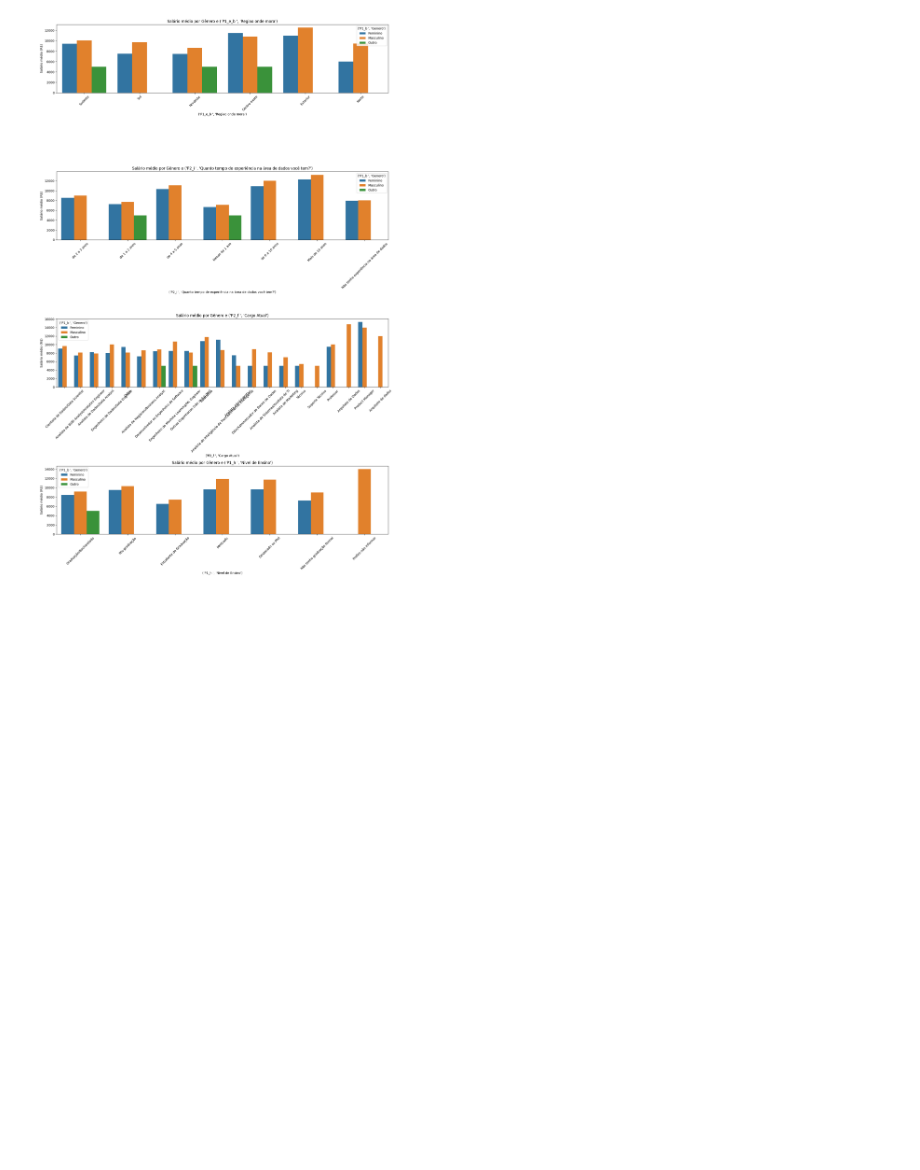
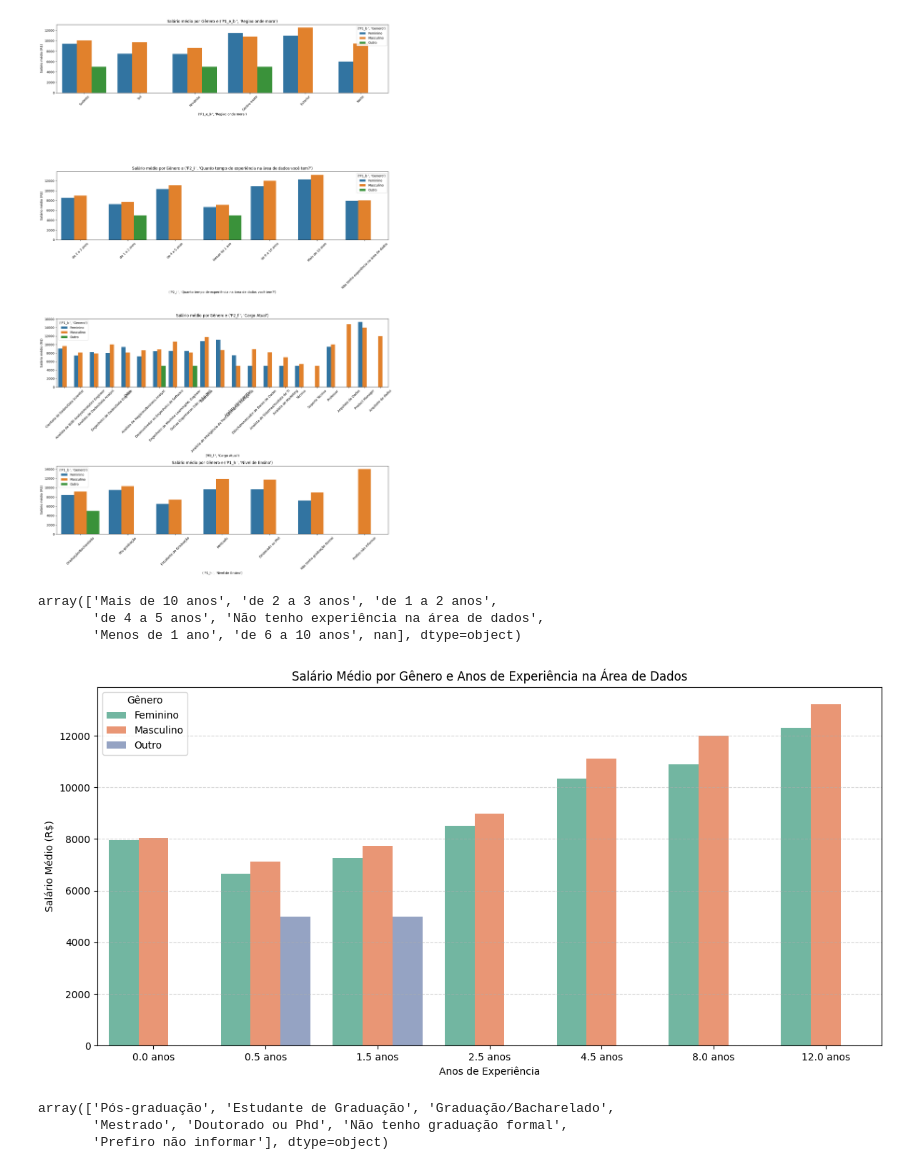
Before and after one commit to FGV-VIS-2025/tarefa-4-mulheres_no_mercado_brasileiro_de_dados, a Jupyter notebook: analise_exploratoria/analise_exploratoria.ipynb, the cells around one changed output. Drawn from its saved outputs; the diff is of its cells as text; code cells hidden in the pictures; blank space fills up the shorter version.

Commit message:
Add anaçise de cargo por genero

```diff
--- a/analise_exploratoria/analise_exploratoria.ipynb
+++ b/analise_exploratoria/analise_exploratoria.ipynb
@@ -190,3 +190,55 @@ plt.tight_layout()
 plt.show()
 # %% [output]
 [figure]
+# %%
+df["('P2_i ', 'Quanto tempo de experiência na área de dados você tem?')"].unique()
+# %% [output]
+array(['Mais de 10 anos', 'de 2 a 3 anos', 'de 1 a 2 anos',
+       'de 4 a 5 anos', 'Não tenho experiência na área de dados',
+       'Menos de 1 ano', 'de 6 a 10 anos', nan], dtype=object)
+# %%
+# Mapeamento das faixas de experiência para valores médios (em anos)
+experiencia_map = {
+    'Não tenho experiência na área de dados': 0,
+    'Menos de 1 ano': 0.5,
+    'de 1 a 2 anos': 1.5,
+    'de 2 a 3 anos': 2.5,
+    'de 4 a 5 anos': 4.5,
+    'de 6 a 10 anos': 8,
+    'Mais de 10 anos': 12
+}
+
+df['experiencia_anos'] = df["('P2_i ', 'Quanto tempo de experiência na área de dados você tem?')"].map(experiencia_map)
+# %%
+# Agrupamento por experiência e gênero
+grouped = df.groupby(['experiencia_anos', "('P1_b ', 'Genero')"])['salario'].mean().reset_index()
+
+# Ordenar os níveis de experiência para garantir a ordem correta no eixo x
+ordem_experiencia = sorted(grouped['experiencia_anos'].dropna().unique())
+
+plt.figure(figsize=(12, 6))
+sns.barplot(
+    data=grouped,
+    x='experiencia_anos',
+    y='salario',
+    hue="('P1_b ', 'Genero')",
+    order=ordem_experiencia,
+    palette='Set2'
+)
+
+plt.title('Salário Médio por Gênero e Anos de Experiência na Área de Dados')
+plt.xlabel('Anos de Experiência')
+plt.ylabel('Salário Médio (R$)')
+plt.xticks(ticks=range(len(ordem_experiencia)), labels=[f'{x} anos' for x in ordem_experiencia])
+plt.legend(title='Gênero')
+plt.grid(axis='y', linestyle='--', alpha=0.5)
+plt.tight_layout()
+plt.show()
+# %% [output]
+[figure, added]
+# %%
+df["('P1_h ', 'Nivel de Ensino')"].unique()
+# %% [output]
+array(['Pós-graduação', 'Estudante de Graduação', 'Graduação/Bacharelado',
+       'Mestrado', 'Doutorado ou Phd', 'Não tenho graduação formal',
+       'Prefiro não informar'], dtype=object)
```
Also changed, not shown: parts of 10 cells of this notebook.
